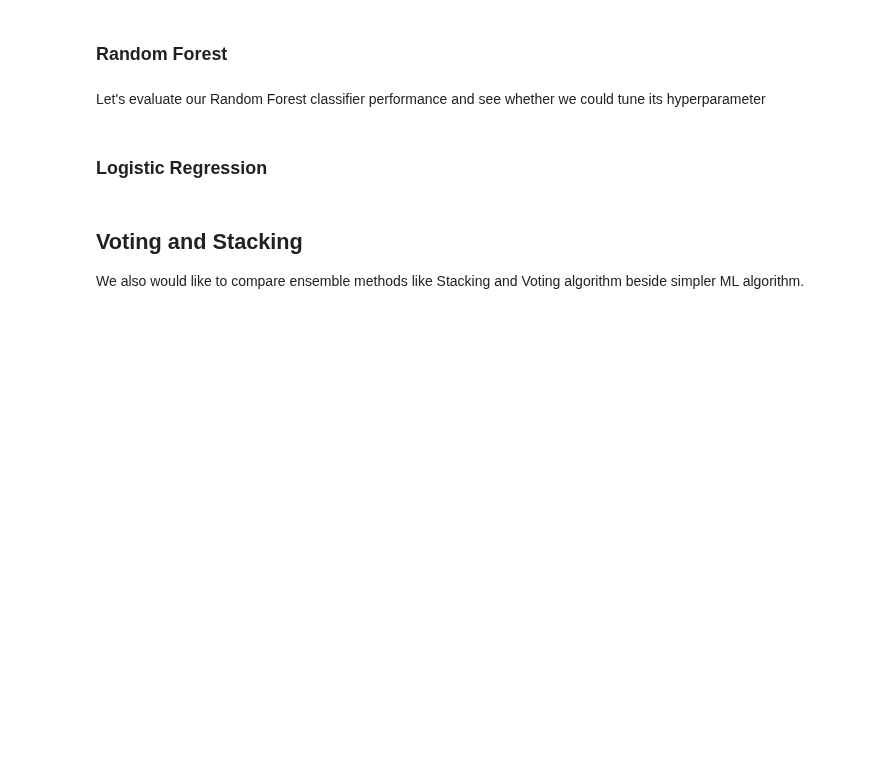
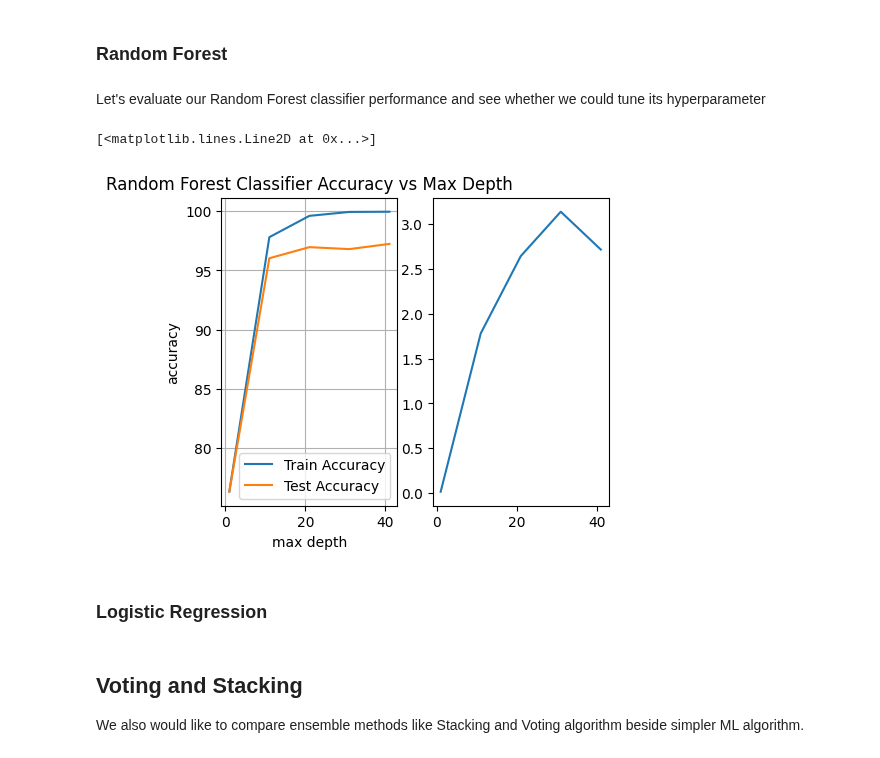
Before and after one commit to raymondsamalo/25S1-C-NYP-ITI111-Applied-Machine-Learning, a Jupyter notebook: AndroidMalwareRaymondSamalo.ipynb, the cells around one changed output. Drawn from its saved outputs; the diff is of its cells as text; code cells hidden in the pictures; blank space fills up the shorter version.

```diff
--- a/AndroidMalwareRaymondSamalo.ipynb
+++ b/AndroidMalwareRaymondSamalo.ipynb
@@ -647,6 +637,31 @@ We shall explore whether using Ensemble Methods will improve our performance
 ### Random Forest
 # %% [markdown]
 Let's evaluate our Random Forest classifier performance and see whether we could tune its hyperparameter
+# %%
+max_depths = np.arange(1, 50, 10)  # range of max_depth to test
+train_accuracies = []
+test_accuracies = []
+delta_accuracies = []
+for i in max_depths:  # test different max_depth for Random Forest
+    rf_clf = RandomForestClassifier(random_state=42, max_depth=i)  # Set max_depth to avoid overfitting
+    result= evaluate_classifier(rf_clf, X_train, y_train, X_test, y_test) # reuse our function
+    train_accuracies.append(result['train_accuracy']*100)
+    test_accuracies.append(result['test_accuracy']*100)
+    delta_accuracies.append(result['delta_accuracy']*100)
+plt.figure(figsize=(5, 4))
+plt.subplot(1, 2, 1)
+plt.plot(max_depths, train_accuracies, label='Train Accuracy')
+plt.plot(max_depths, test_accuracies, label='Test Accuracy')
+plt.xlabel("max depth")
+plt.ylabel("accuracy")
+plt.title("Random Forest Classifier Accuracy vs Max Depth")
+plt.legend()
+plt.grid()
+plt.subplot(1, 2, 2)
+plt.plot(max_depths, delta_accuracies, label='Delta Accuracy')
+# %% [output]
+[<matplotlib.lines.Line2D at 0x...>]
+[figure, added]
 # %% [markdown]
 ### Logistic Regression
 # %% [markdown]
```
Also changed, not shown: parts of 17 cells of this notebook.
